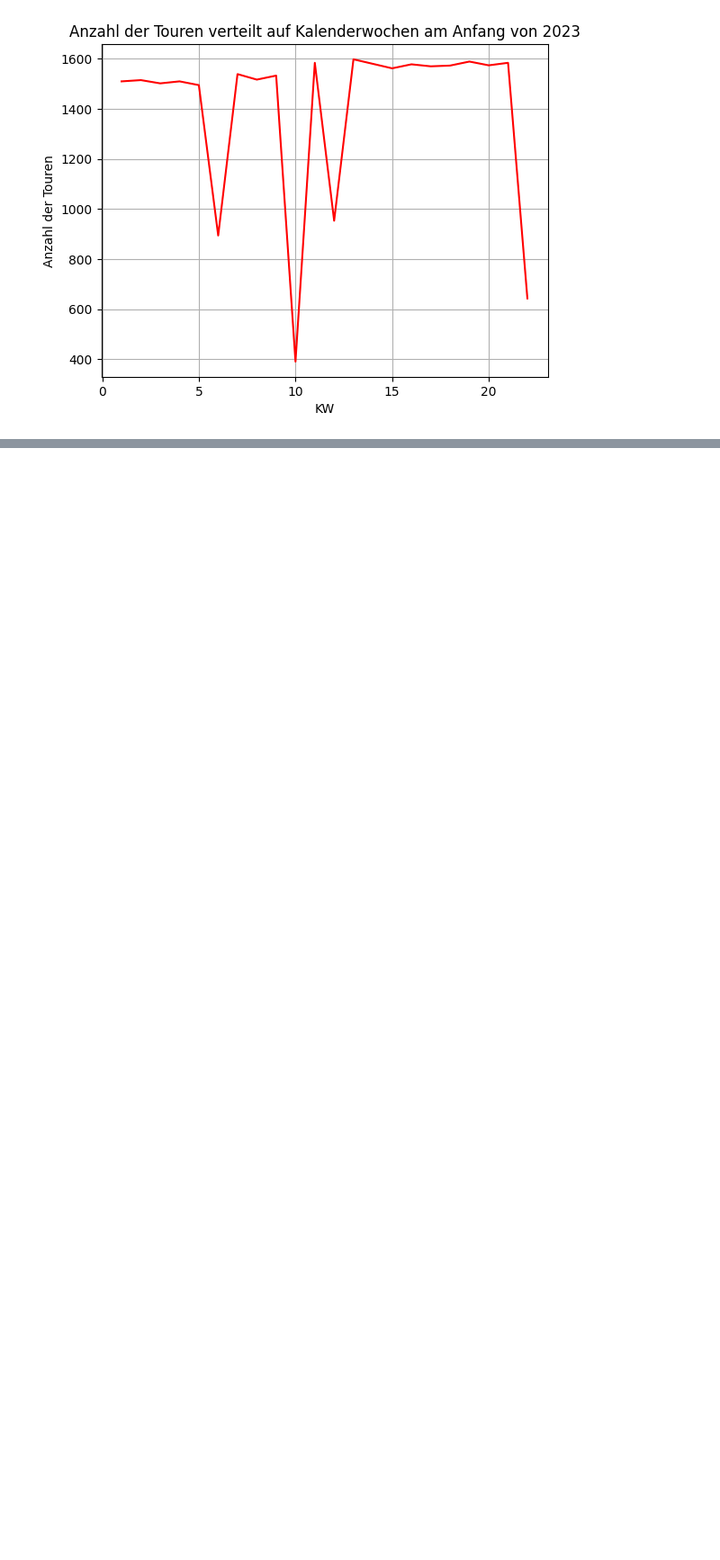
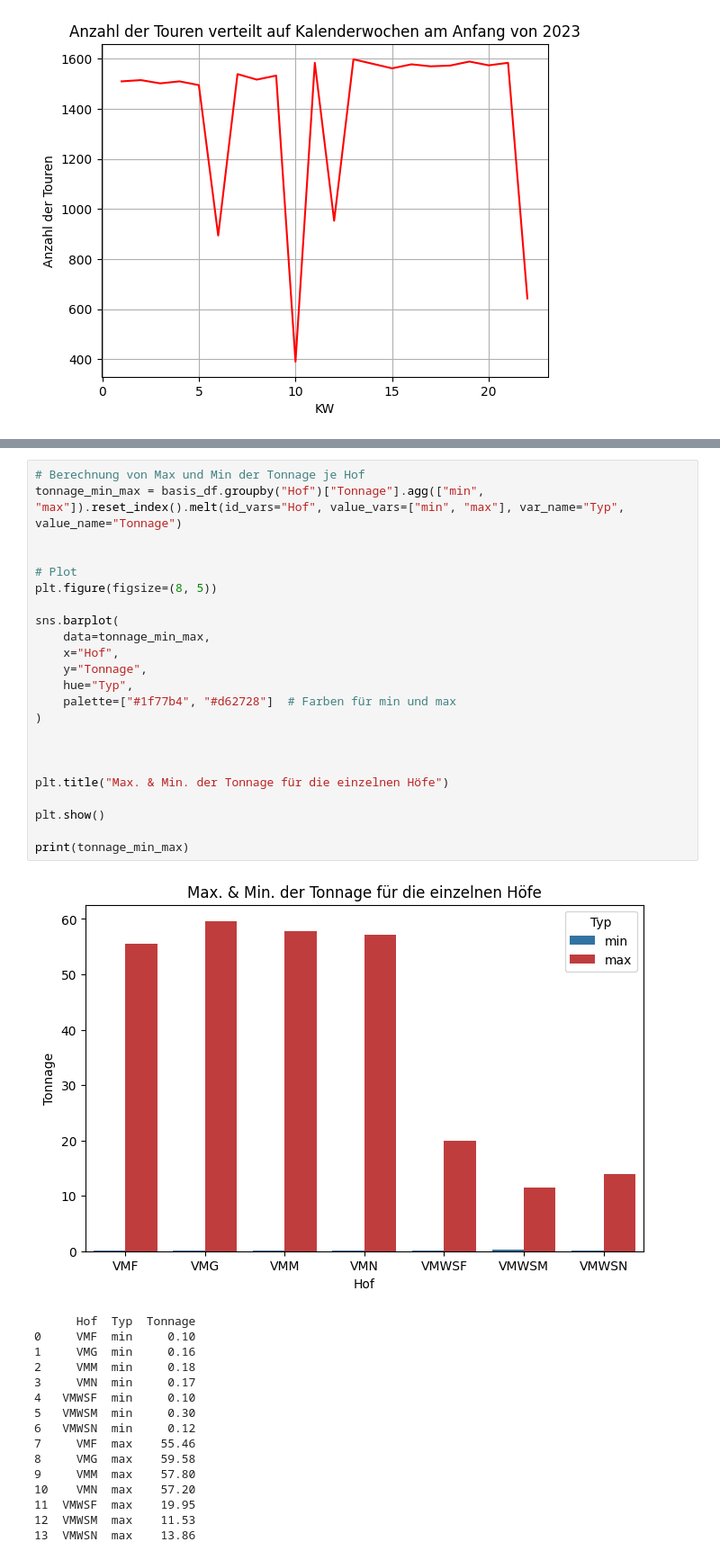
Before and after one commit to s-matthies/ai-waste-analytics, a Jupyter notebook: Basis_Data.ipynb, the cells around one changed output, grey strips where cells are left out. Shown at 90% size. Drawn from its saved outputs; the diff is of its cells as text; blank space fills up the shorter version.

```diff
--- a/Basis_Data.ipynb
+++ b/Basis_Data.ipynb
@@ -339,0 +379,40 @@ plt.show()
+# %%
+# Berechnung von Max und Min der Tonnage je Hof
+tonnage_min_max = basis_df.groupby("Hof")["Tonnage"].agg(["min", "max"]).reset_index().melt(id_vars="Hof", value_vars=["min", "max"], var_name="Typ", value_name="Tonnage")
+
+
+# Plot
+plt.figure(figsize=(8, 5))
+
+sns.barplot(
+    data=tonnage_min_max,
+    x="Hof",
+    y="Tonnage",
+    hue="Typ",
+    palette=["#1f77b4", "#d62728"]  # Farben für min und max
+)
+
+
+
+plt.title("Max. & Min. der Tonnage für die einzelnen Höfe")
+
+plt.show()
+
+print(tonnage_min_max)
+# %% [output]
+[figure, added]
+      Hof  Typ  Tonnage
+0     VMF  min     0.10
+1     VMG  min     0.16
+2     VMM  min     0.18
+3     VMN  min     0.17
+4   VMWSF  min     0.10
+5   VMWSM  min     0.30
+6   VMWSN  min     0.12
+7     VMF  max    55.46
+8     VMG  max    59.58
+9     VMM  max    57.80
+10    VMN  max    57.20
+11  VMWSF  max    19.95
+12  VMWSM  max    11.53
+13  VMWSN  max    13.86
```
Also changed, not shown: parts of 10 cells of this notebook, 2 other files.
